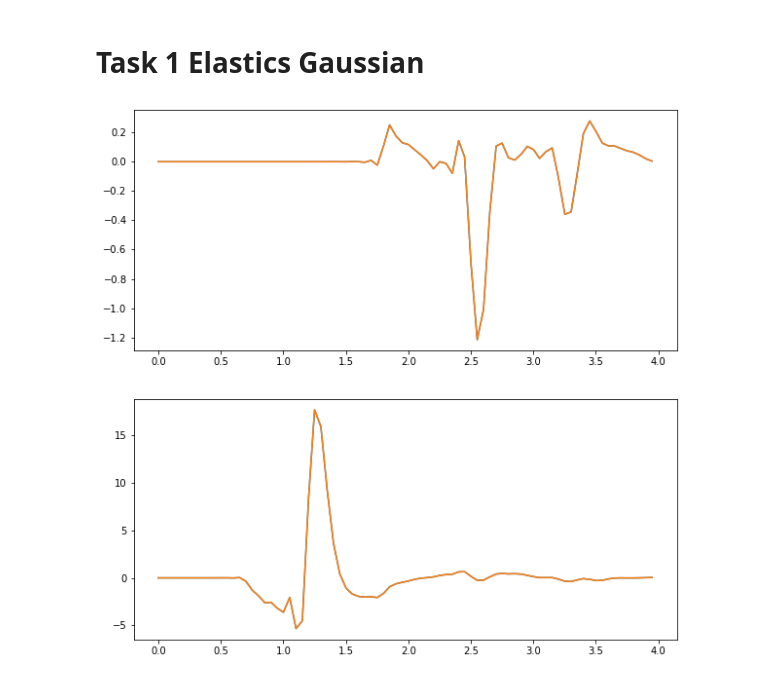
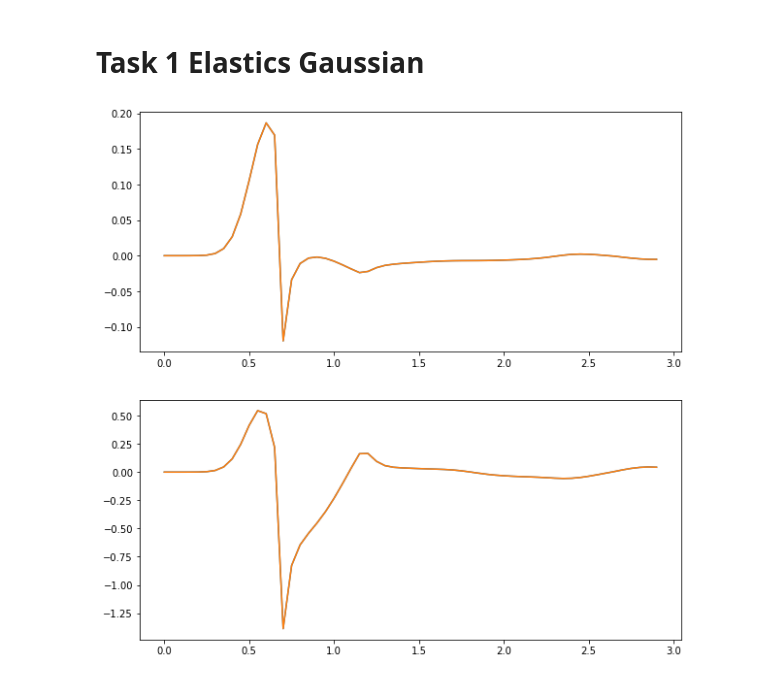
Before and after one commit to ExaHyPE/Workshop, a Jupyter notebook: Postprocessing/CompareReceivers.ipynb, the cells around one changed output. Drawn from its saved outputs; the diff is of its cells as text; code cells hidden in the pictures.

```diff
--- a/Postprocessing/CompareReceivers.ipynb
+++ b/Postprocessing/CompareReceivers.ipynb
@@ -6,6 +6,9 @@ from math import sqrt
 # %%
 def plotReceivers(rec1,rec2,var_array):
     fig,ax= plt.subplots(len(var_array),1,figsize=(10,5*len(var_array)))
+    if type(ax) != type(np.ndarray((1))):
+        ax = [ax]
+
     for i in range(0,len(var_array)):
         ax[i].plot(rec1["time"],rec1[var_array[i]])
         ax[i].plot(rec2["time"],rec2[var_array[i]])
@@ -39,12 +42,12 @@ plotReceivers(rec_exa,ref_exa,var_array=["p","u","v"])
 # Task 1 Elastics Gaussian
 # %%
 #set the absolute path to the receiver you want to plot
-#path_exa="../Applications/Acoustics/receiver.probe"
-#rec_exa = readAcousticsReceiver(path_exa)
+path_exa="../Applications/Elastics/receiver.probe".format(rec)
+df_exa = readAcousticsReceiver(path_exa)
 
-path_ref="../Applications/Elastics/receiver_3.probe"
-ref_exa = readElasticsReceiver(path_ref)
+#path_ref="Reference/Elastics/Hhs/receiver{}.csv".format(rec)
+#df_ref = pd.read_csv(path_ref)
 
-plotReceivers(ref_exa,ref_exa,var_array=["u","v"])
+plotReceivers(df_exa,df_exa,var_array=["u","v"])
 # %% [output]
-[figure, old version]
+[figure, new version]
```
Also changed, not shown: parts of 9 cells of this notebook, 4 other files.
